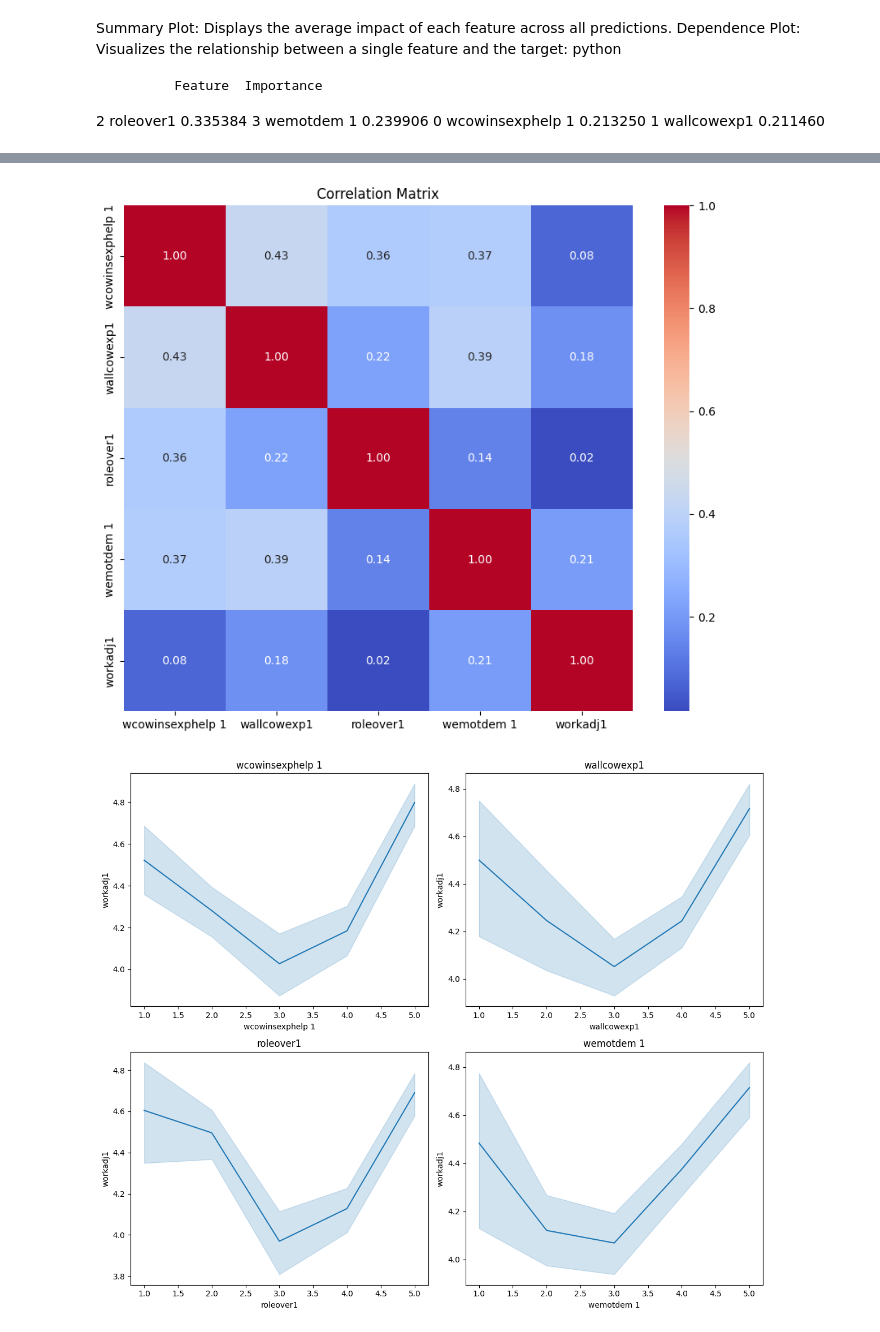
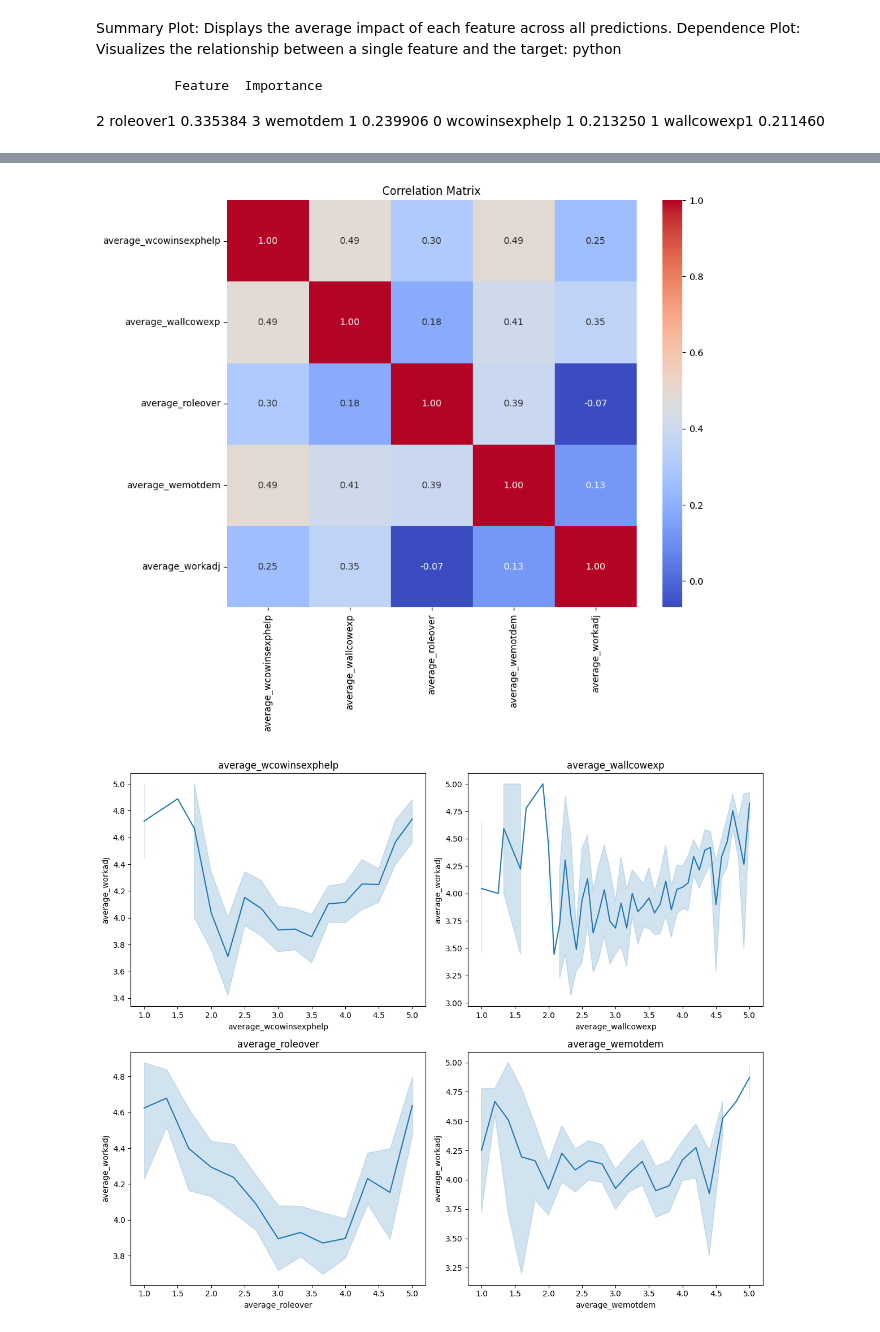
Before and after one commit to reema-dass26/Interdiciplinary_project_WU, a Jupyter notebook: source/EDA_1.ipynb, the cells around one changed output, grey strips where cells are left out. Cells and saved outputs as stored; diff of their text form; code cells hidden in the pictures.

```diff
--- a/source/EDA_1.ipynb
+++ b/source/EDA_1.ipynb
@@ -34,7 +42,7 @@ data = pd.read_csv(file_path)
 
 # Step 2: Filter Columns
 # Specify the columns you want to keep for ML
-selected_columns = ['wcowinsexphelp 1', 'wallcowexp1', 'roleover1', 'wemotdem 1','workadj1']
+selected_columns = ['average_wcowinsexphelp', 'average_wallcowexp', 'average_roleover', 'average_wemotdem','average_workadj']
 filtered_data = data[selected_columns]
 # %%
 filtered_data
@@ -99,8 +107,8 @@ Weak Positive Relationships: wemotdem 1 and wallcowexp1 show weak positive corre
 Very Weak or Negligible Relationships: wcowinsexphelp 1 and roleover1 show very weak or almost negligible relationships with workadj1. This suggests that these features do not have much influence on workadj1.
 # %%
 # Features and target
-X = filtered_data.drop(columns=['workadj1'])
-y = filtered_data['workadj1']
+X = filtered_data.drop(columns=['average_workadj'])
+y = filtered_data['average_workadj']
 # %%
 from sklearn.ensemble import RandomForestRegressor
 from sklearn.model_selection import train_test_split
@@ -352,32 +346,32 @@ sns.heatmap(corr, annot=True, fmt='.2f', cmap='coolwarm')
 plt.title('Correlation Matrix')
 plt.show()
 # %% [output]
-[figure, old version]
+[figure, new version]
 # %%
 import matplotlib.pyplot as plt
 import seaborn as sns
 
 # Create a 2x2 grid of subplots (2 rows, 2 columns)
 fig, axs = plt.subplots(2, 2, figsize=(12, 10))
 
 # List of features to plot
-features =['wcowinsexphelp 1', 'wallcowexp1', 'roleover1', 'wemotdem 1']
+features =['average_wcowinsexphelp', 'average_wallcowexp', 'average_roleover', 'average_wemotdem']
 
 # Flatten the axes array for easier indexing
 axs = axs.flatten()
 
 # Loop through the features and plot each one in a subplot
 for i, feature in enumerate(features):
     sns.lineplot(x=X[feature], y=y, ax=axs[i])
     axs[i].set_title(f"{feature}")
     axs[i].set_xlabel(feature)
-    axs[i].set_ylabel("workadj1")
+    axs[i].set_ylabel("average_workadj")
 
 # Adjust the layout so that plots do not overlap
 plt.tight_layout()
 
 # Show the plots
 plt.show()
 # %% [output]
-[figure, old version]
+[figure, new version]
 # %%
```
Also changed, not shown: parts of 20 cells of this notebook, 2 other files.
